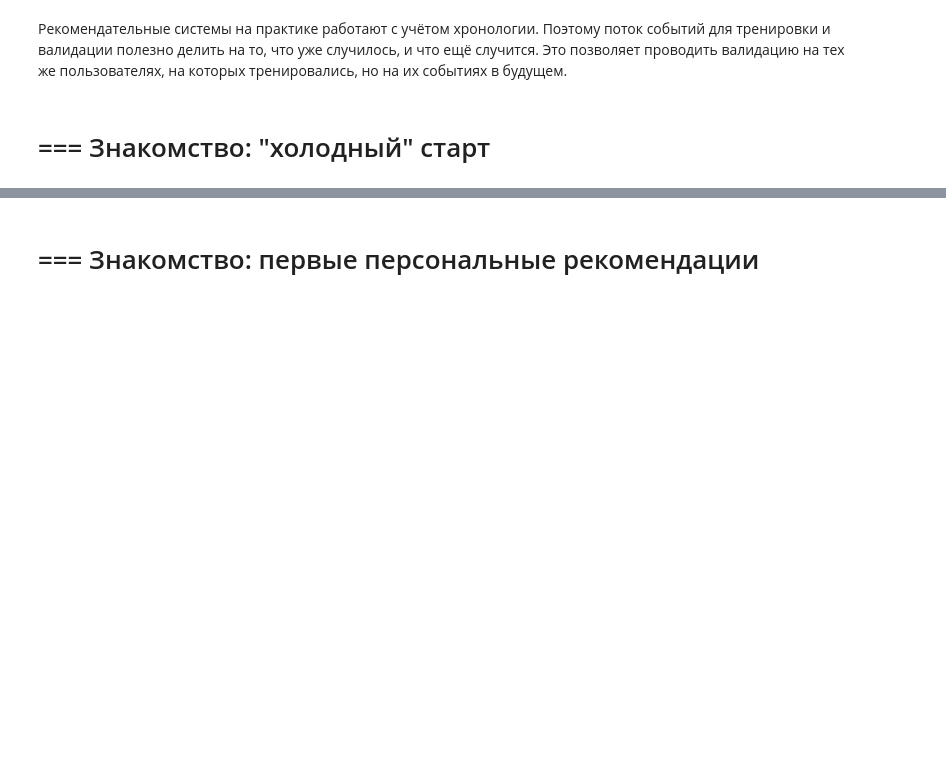
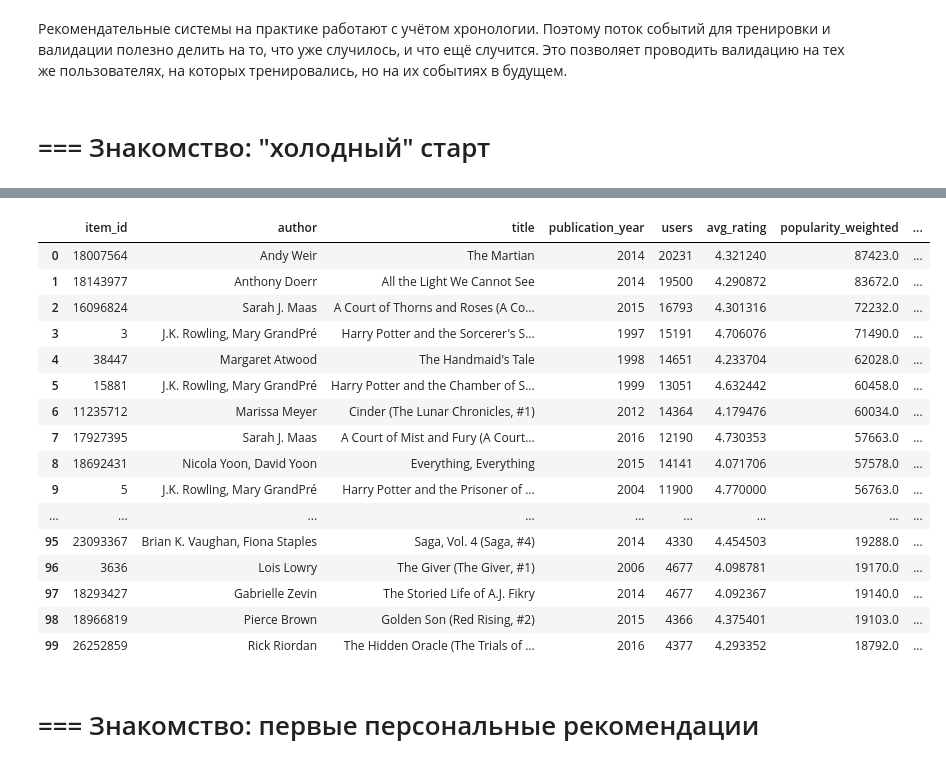
Before and after one commit to ujhmaster/mle-recsys-start, a Jupyter notebook: main_offline.ipynb, the cells around one changed output, grey strips where cells are left out. Cells and saved outputs as stored; diff of their text form; code cells hidden in the pictures; blank space fills up the shorter version.

```diff
--- a/main_offline.ipynb
+++ b/main_offline.ipynb
@@ -13,11 +13,26 @@ import pandas as pd
 # %% [markdown]
 # Загрузка данных
 # %%
-items = pd.read_parquet("items.par")
-events = pd.read_parquet("events.par")
+items = pd.read_parquet("./goodsread/items.par")
+events = pd.read_parquet("./goodsread/events.par")
 # %% [markdown]
 # Разбиение с учётом хронологии
 # %% [markdown]
 Рекомендательные системы на практике работают с учётом хронологии. Поэтому поток событий для тренировки и валидации полезно делить на то, что уже случилось, и что ещё случится. Это позволяет проводить валидацию на тех же пользователях, на которых тренировались, но на их событиях в будущем.
 # %% [markdown]
 # === Знакомство: "холодный" старт
+# %%
+# зададим точку разбиения
+train_test_global_time_split_date = pd.to_datetime("2017-08-01").date()
+
+train_test_global_time_split_idx = events["started_at"] < train_test_global_time_split_date
+events_train = events[train_test_global_time_split_idx]
+events_test = events[~train_test_global_time_split_idx]
+
+# количество пользователей в train и test
+users_train = events_train["user_id"].drop_duplicates()
+users_test = events_test["user_id"].drop_duplicates()
+# количество пользователей, которые есть и в train, и в test
+common_users = list(set(users_train) & set(users_test))
+
+print(len(users_train), len(users_test), len(common_users))
@@ -23,0 +47,14 @@ events = pd.read_parquet("events.par")
+# %%
+top_pop_start_date = pd.to_datetime("2015-01-01").date()
+
+item_popularity = events_train \
+    .query("started_at >= @top_pop_start_date") \
+    .groupby(["item_id"]).agg(users=("user_id", "nunique"), avg_rating=("rating", "mean")).reset_index()
+item_popularity["popularity_weighted"] = item_popularity["users"] * item_popularity["avg_rating"]
+
+# сортируем по убыванию взвешенной популярности
+item_popularity = item_popularity.sort_values(by="popularity_weighted",ascending=False).reset_index()
+
+# выбираем первые 100 айтемов со средней оценкой avg_rating не меньше 4
+top_k_pop_items = item_popularity.loc[item_popularity["avg_rating"] >= 4][0:100]
+top_k_pop_items
@@ -24,2 +75,26 @@ events = pd.read_parquet("events.par")
+# %%
+top_k_pop_items = top_k_pop_items.merge(
+    items.set_index("item_id")[["author", "title", "genre_and_votes", "publication_year"]], on="item_id")
+
+with pd.option_context('display.max_rows', 100):
+    display(top_k_pop_items[["item_id", "author", "title", "publication_year", "users", "avg_rating", "popularity_weighted", "genre_and_votes"]])
+# %% [output]
+|  | item_id | author | title | publication_year | users | avg_rating | popularity_weighted | ... |
+| 0 | 18007564 | Andy Weir | The Martian | 2014 | 20231 | 4.321240 | 87423.0 | ... |
+| 1 | 18143977 | Anthony Doerr | All the Light We Cannot See | 2014 | 19500 | 4.290872 | 83672.0 | ... |
+| 2 | 16096824 | Sarah J. Maas | A Court of Thorns and Roses (A Co... | 2015 | 16793 | 4.301316 | 72232.0 | ... |
+| 3 | 3 | J.K. Rowling, Mary GrandPré | Harry Potter and the Sorcerer's S... | 1997 | 15191 | 4.706076 | 71490.0 | ... |
+| 4 | 38447 | Margaret Atwood | The Handmaid's Tale | 1998 | 14651 | 4.233704 | 62028.0 | ... |
+| 5 | 15881 | J.K. Rowling, Mary GrandPré | Harry Potter and the Chamber of S... | 1999 | 13051 | 4.632442 | 60458.0 | ... |
+| 6 | 11235712 | Marissa Meyer | Cinder (The Lunar Chronicles, #1) | 2012 | 14364 | 4.179476 | 60034.0 | ... |
+| 7 | 17927395 | Sarah J. Maas | A Court of Mist and Fury (A Court... | 2016 | 12190 | 4.730353 | 57663.0 | ... |
+| 8 | 18692431 | Nicola Yoon, David Yoon | Everything, Everything | 2015 | 14141 | 4.071706 | 57578.0 | ... |
+| 9 | 5 | J.K. Rowling, Mary GrandPré | Harry Potter and the Prisoner of ... | 2004 | 11900 | 4.770000 | 56763.0 | ... |
+| ... | ... | ... | ... | ... | ... | ... | ... | ... |
+| 95 | 23093367 | Brian K. Vaughan, Fiona Staples | Saga, Vol. 4 (Saga, #4) | 2014 | 4330 | 4.454503 | 19288.0 | ... |
+| 96 | 3636 | Lois Lowry | The Giver (The Giver, #1) | 2006 | 4677 | 4.098781 | 19170.0 | ... |
+| 97 | 18293427 | Gabrielle Zevin | The Storied Life of A.J. Fikry | 2014 | 4677 | 4.092367 | 19140.0 | ... |
+| 98 | 18966819 | Pierce Brown | Golden Son (Red Rising, #2) | 2015 | 4366 | 4.375401 | 19103.0 | ... |
+| 99 | 26252859 | Rick Riordan | The Hidden Oracle (The Trials of ... | 2016 | 4377 | 4.293352 | 18792.0 | ... |
 # %% [markdown]
 # === Знакомство: первые персональные рекомендации
```
Also changed, not shown: parts of 16 cells of this notebook, 2 other files.
